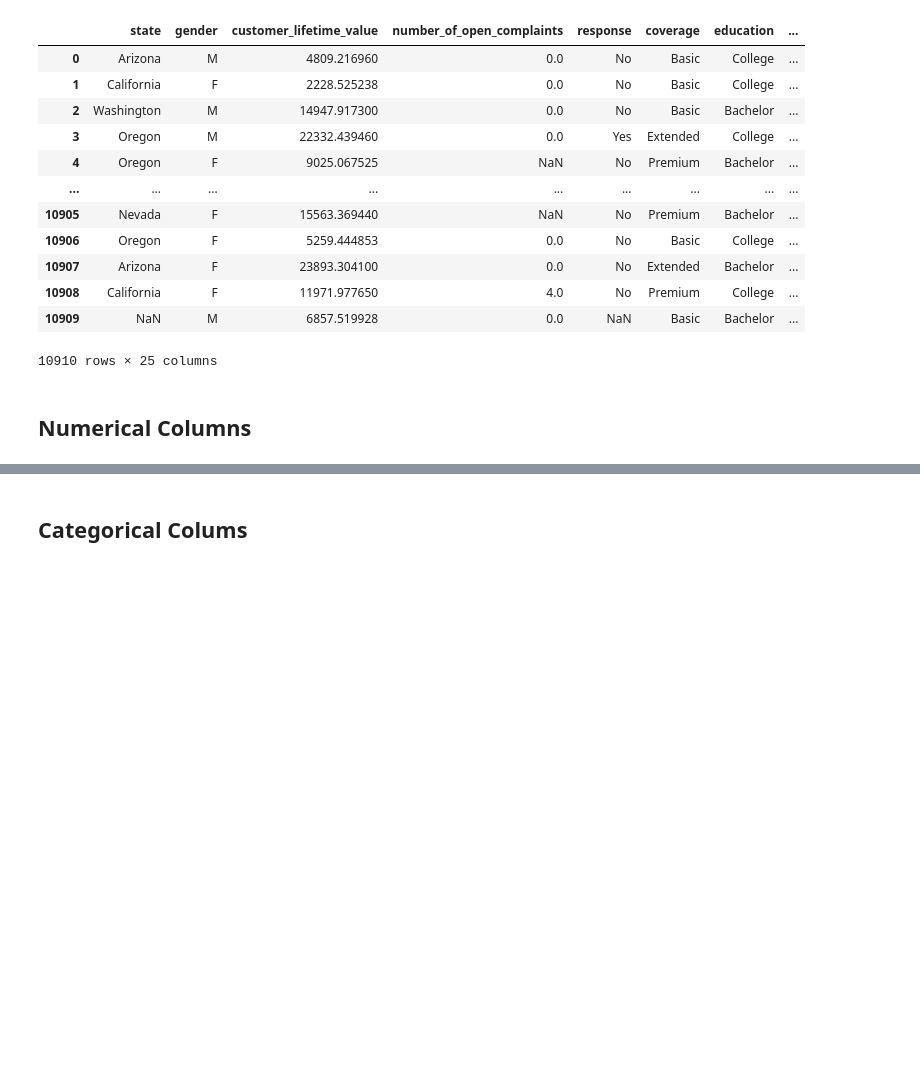
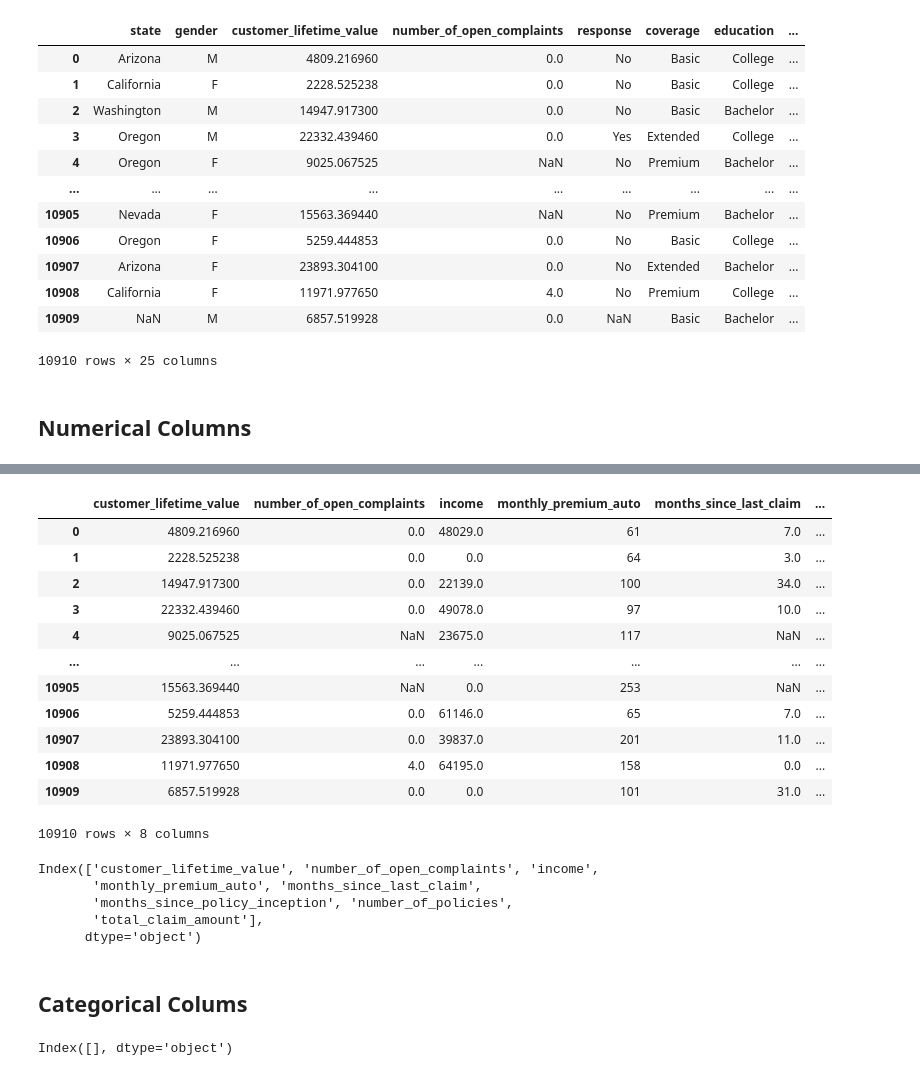
Before and after one commit to JuliaIron/IronJulia, a Jupyter notebook: Labs/9 Panda Case Study/Lab_Customer_Analysis_Case_Study_Round2.ipynb, the cells around one changed output, grey strips where cells are left out. Drawn from its saved outputs; the diff is of its cells as text; code cells hidden in the pictures; blank space fills up the shorter version.

```diff
--- a/Labs/9 Panda Case Study/Lab_Customer_Analysis_Case_Study_Round2.ipynb
+++ b/Labs/9 Panda Case Study/Lab_Customer_Analysis_Case_Study_Round2.ipynb
@@ -448,2 +466,26 @@ SyntaxError: invalid syntax (<ipython-input-83-3af433588f2f>, line 3)
+# %%
+df.select_dtypes(exclude = ["object"])
+# %% [output]
+|  | customer_lifetime_value | number_of_open_complaints | income | monthly_premium_auto | months_since_last_claim | ... |
+| 0 | 4809.216960 | 0.0 | 48029.0 | 61 | 7.0 | ... |
+| 1 | 2228.525238 | 0.0 | 0.0 | 64 | 3.0 | ... |
+| 2 | 14947.917300 | 0.0 | 22139.0 | 100 | 34.0 | ... |
+| 3 | 22332.439460 | 0.0 | 49078.0 | 97 | 10.0 | ... |
+| 4 | 9025.067525 | NaN | 23675.0 | 117 | NaN | ... |
+| ... | ... | ... | ... | ... | ... | ... |
+| 10905 | 15563.369440 | NaN | 0.0 | 253 | NaN | ... |
+| 10906 | 5259.444853 | 0.0 | 61146.0 | 65 | 7.0 | ... |
+| 10907 | 23893.304100 | 0.0 | 39837.0 | 201 | 11.0 | ... |
+| 10908 | 11971.977650 | 4.0 | 64195.0 | 158 | 0.0 | ... |
+| 10909 | 6857.519928 | 0.0 | 0.0 | 101 | 31.0 | ... |
+10910 rows × 8 columns
+# %%
+df.select_dtypes("number").columns
+# %% [output]
+Index(['customer_lifetime_value', 'number_of_open_complaints', 'income',
+       'monthly_premium_auto', 'months_since_last_claim',
+       'months_since_policy_inception', 'number_of_policies',
+       'total_claim_amount'],
+      dtype='object')
 # %% [markdown]
 ## Categorical Colums
@@ -449,0 +495,4 @@ SyntaxError: invalid syntax (<ipython-input-83-3af433588f2f>, line 3)
+# %%
+df.select_dtypes("category").columns
+# %% [output]
+Index([], dtype='object')
```
Also changed, not shown: parts of 10 cells of this notebook.
